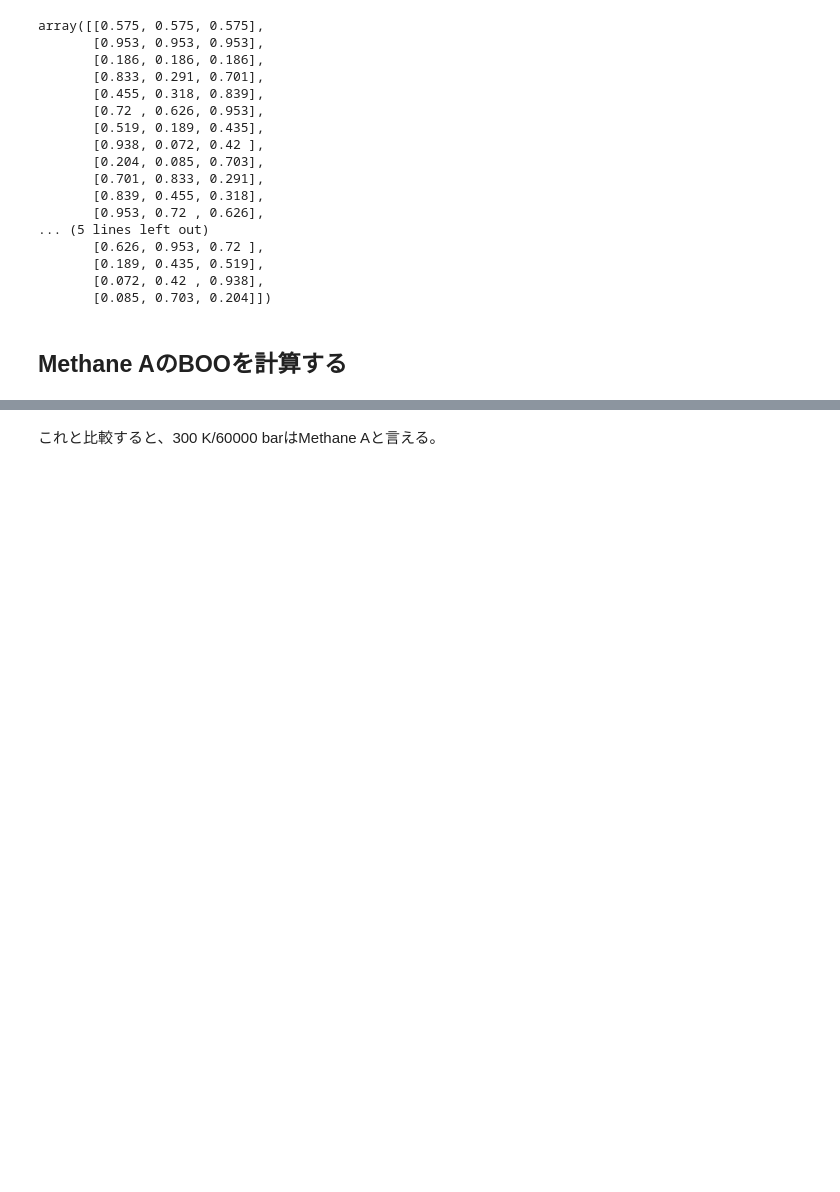
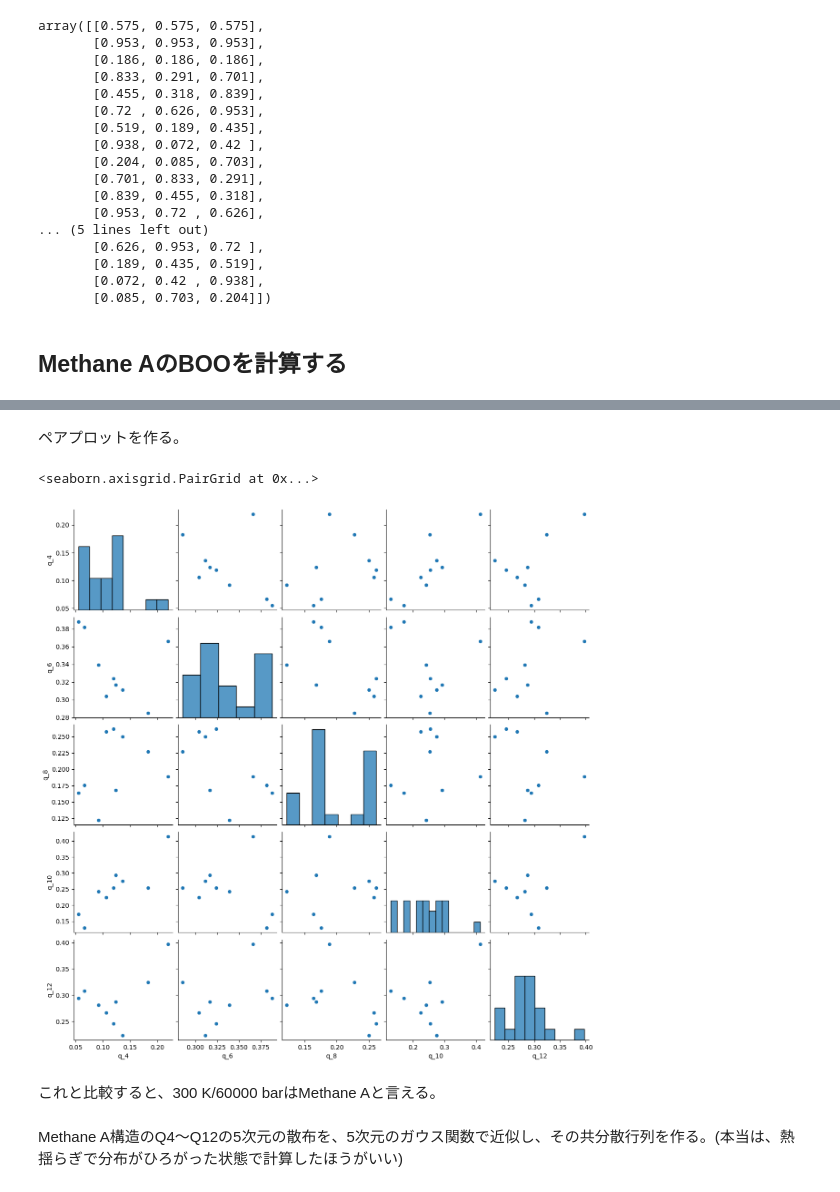
Before and after one commit to vitroid/boo, a Jupyter notebook: boo.ipynb, the cells around one changed output, grey strips where cells are left out. Saved outputs shown, nothing was run; the diff lists cells and outputs as text; code cells hidden in the pictures; blank space fills up the shorter version.

```diff
--- a/boo.ipynb
+++ b/boo.ipynb
@@ -859,12 +847,12 @@ neighbors = dict()
 
 numAtoms = carbons.shape[0]
 
-boos = dict()
+boos = np.zeros([carbons.shape[0], 5])
 
-for i in carbons:
+for i, ci in enumerate(carbons):
     vectors = []
-    for j in carbons:
-        d = i - j
+    for cj in carbons:
+        d = ci - cj
         # PBC
         d -= np.floor(d + 0.5)
         # fractional to absolute
@@ -873,22 +861,13 @@ for i in carbons:
             vectors.append(d)
 
     vectors = np.array(vectors)
-    for l in [4, 6, 8, 10, 12]:
+    for k, l in enumerate([4, 6, 8, 10, 12]):
         X = vectors[:, 0]
         Y = vectors[:, 1]
         Z = vectors[:, 2]
         booo = boo.boo(l, X, Y, Z)
         print(f"boo Q_{l} {booo}")
-        if l not in boos:
-            boos[l] = []
-        boos[l].append(booo)
-
-
-for l in boos:
-    plt.hist(boos[l], range=(0,1), bins=100, label=f"Q_{l}")
-    plt.title(f"Q_{l}")
-    plt.legend()
-    plt.show()
+        boos[i, k] = booo
 # %% [output]
 boo Q_4 (0.219442332164812+0j)
 boo Q_6 (0.36620202533760593+0j)
@@ -921,0 +890,6 @@ Casting complex values to real discards the imaginary part
+# %%
+# 扱いやすいように、見出しをつけてpandasデータフレームにする。
+import pandas as pd
+
+df_MeA = pd.DataFrame(boos, columns=["q_4", "q_6", "q_8", "q_10", "q_12"])
+df_MeA
@@ -922,2 +914,13 @@ Casting complex values to real discards the imaginary part
+# %% [markdown]
+ペアプロットを作る。
+# %%
+import seaborn as sns
+
+sns.pairplot(df_MeA, diag_kws=dict(bins=100, binwidth=0.02))
+# %% [output]
+<seaborn.axisgrid.PairGrid at 0x...>
+[figure, added]
 # %% [markdown]
 これと比較すると、300 K/60000 barはMethane Aと言える。
+# %% [markdown]
+Methane A構造のQ4〜Q12の5次元の散布を、5次元のガウス関数で近似し、その共分散行列を作る。(本当は、熱揺らぎで分布がひろがった状態で計算したほうがいい)
```
Also changed, not shown: parts of 14 cells of this notebook, 4 other files.
